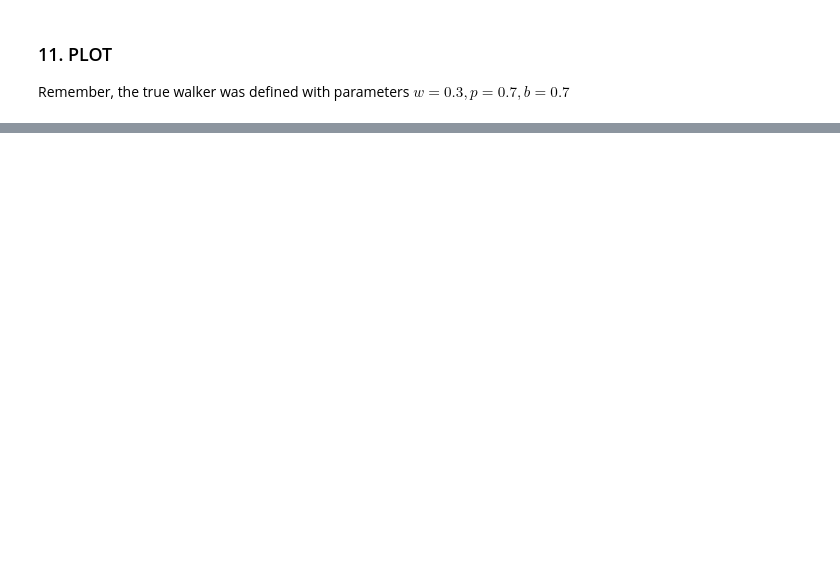
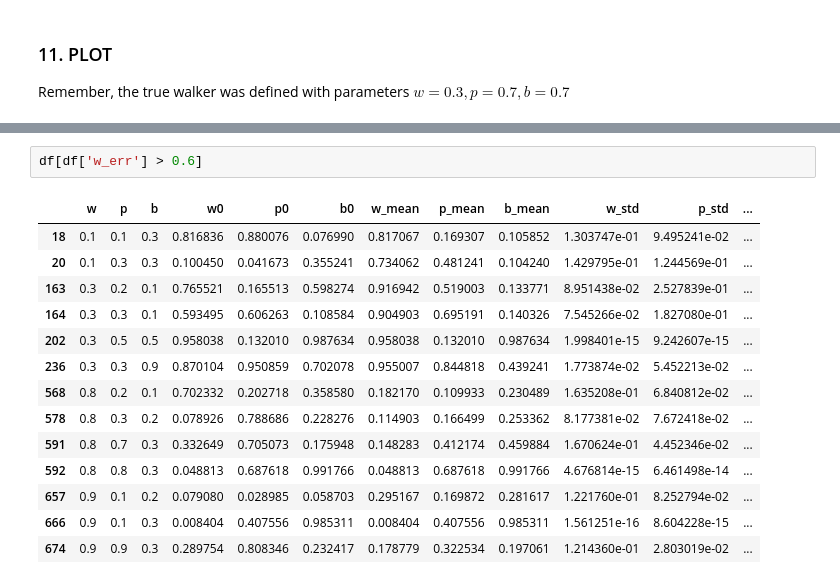
Before and after one commit to nickelnine37/immue-cell-migration-models, a Jupyter notebook: Notebooks/BP_in_silico_inference.ipynb, the cells around one changed output, grey strips where cells are left out. Saved outputs shown, nothing was run; the diff lists cells and outputs as text; blank space fills up the shorter version.

```diff
--- a/Notebooks/BP_in_silico_inference.ipynb
+++ b/Notebooks/BP_in_silico_inference.ipynb
@@ -421,0 +677,17 @@ numpy.ndarray
+# %%
+df[df['w_err'] > 0.6]
+# %% [output]
+|  | w | p | b | w0 | p0 | b0 | w_mean | p_mean | b_mean | w_std | p_std | ... |
+| 18 | 0.1 | 0.1 | 0.3 | 0.816836 | 0.880076 | 0.076990 | 0.817067 | 0.169307 | 0.105852 | 1.303747e-01 | 9.495241e-02 | ... |
+| 20 | 0.1 | 0.3 | 0.3 | 0.100450 | 0.041673 | 0.355241 | 0.734062 | 0.481241 | 0.104240 | 1.429795e-01 | 1.244569e-01 | ... |
+| 163 | 0.3 | 0.2 | 0.1 | 0.765521 | 0.165513 | 0.598274 | 0.916942 | 0.519003 | 0.133771 | 8.951438e-02 | 2.527839e-01 | ... |
+| 164 | 0.3 | 0.3 | 0.1 | 0.593495 | 0.606263 | 0.108584 | 0.904903 | 0.695191 | 0.140326 | 7.545266e-02 | 1.827080e-01 | ... |
+| 202 | 0.3 | 0.5 | 0.5 | 0.958038 | 0.132010 | 0.987634 | 0.958038 | 0.132010 | 0.987634 | 1.998401e-15 | 9.242607e-15 | ... |
+| 236 | 0.3 | 0.3 | 0.9 | 0.870104 | 0.950859 | 0.702078 | 0.955007 | 0.844818 | 0.439241 | 1.773874e-02 | 5.452213e-02 | ... |
+| 568 | 0.8 | 0.2 | 0.1 | 0.702332 | 0.202718 | 0.358580 | 0.182170 | 0.109933 | 0.230489 | 1.635208e-01 | 6.840812e-02 | ... |
+| 578 | 0.8 | 0.3 | 0.2 | 0.078926 | 0.788686 | 0.228276 | 0.114903 | 0.166499 | 0.253362 | 8.177381e-02 | 7.672418e-02 | ... |
+| 591 | 0.8 | 0.7 | 0.3 | 0.332649 | 0.705073 | 0.175948 | 0.148283 | 0.412174 | 0.459884 | 1.670624e-01 | 4.452346e-02 | ... |
+| 592 | 0.8 | 0.8 | 0.3 | 0.048813 | 0.687618 | 0.991766 | 0.048813 | 0.687618 | 0.991766 | 4.676814e-15 | 6.461498e-14 | ... |
+| 657 | 0.9 | 0.1 | 0.2 | 0.079080 | 0.028985 | 0.058703 | 0.295167 | 0.169872 | 0.281617 | 1.221760e-01 | 8.252794e-02 | ... |
+| 666 | 0.9 | 0.1 | 0.3 | 0.008404 | 0.407556 | 0.985311 | 0.008404 | 0.407556 | 0.985311 | 1.561251e-16 | 8.604228e-15 | ... |
+| 674 | 0.9 | 0.9 | 0.3 | 0.289754 | 0.808346 | 0.232417 | 0.178779 | 0.322534 | 0.197061 | 1.214360e-01 | 2.803019e-02 | ... |
```
Also changed, not shown: parts of 28 cells of this notebook, 13 other files.
